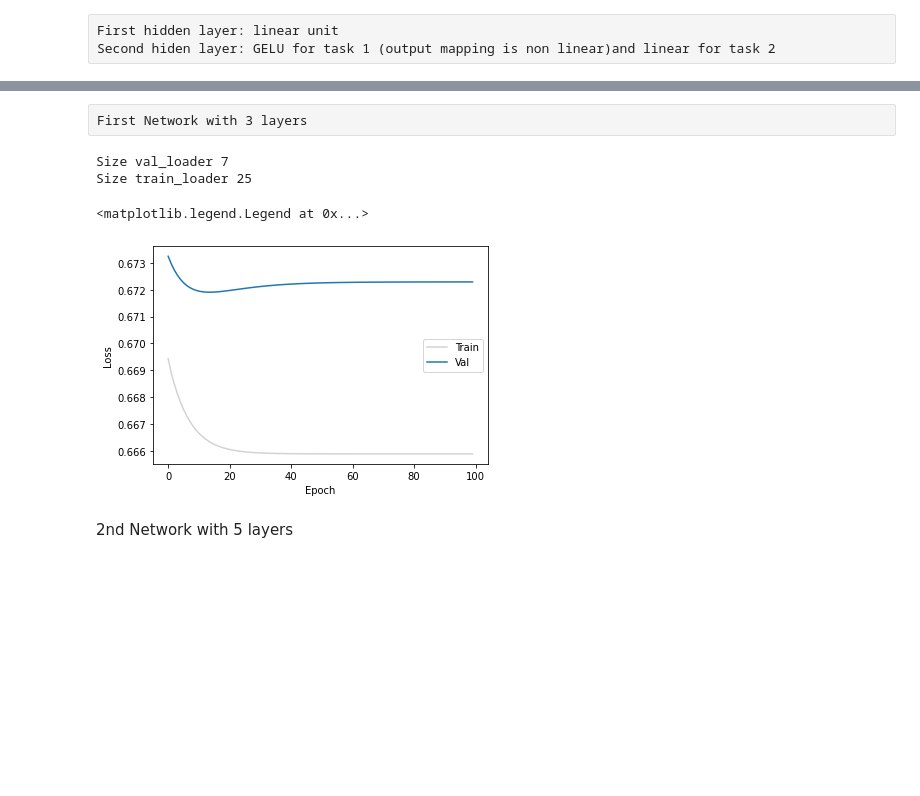
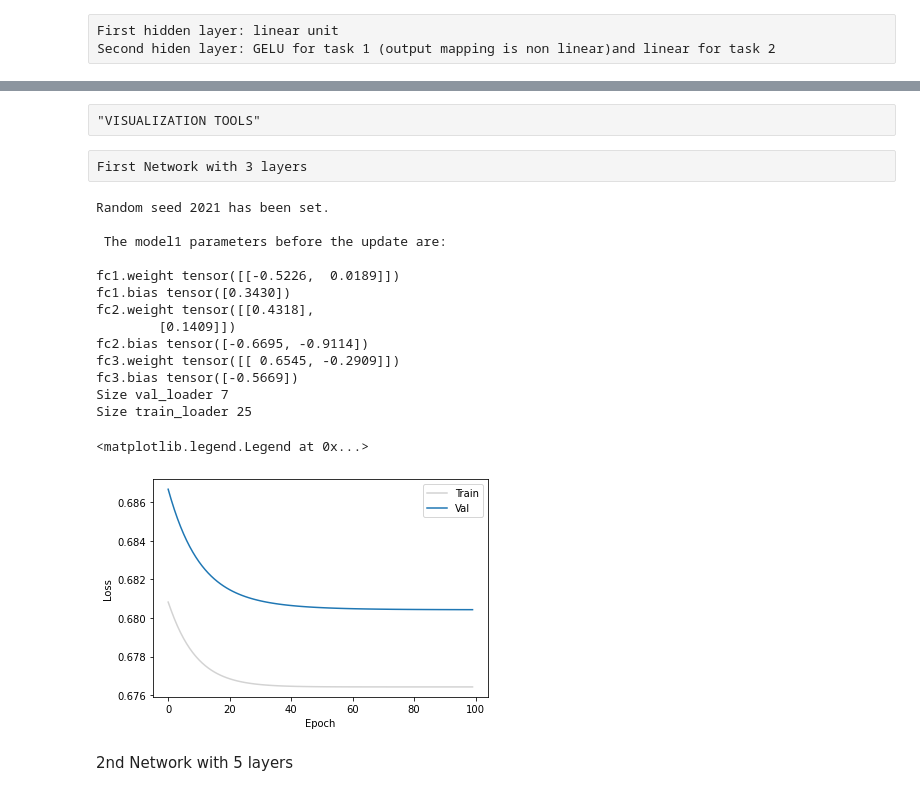
Before and after one commit to BeylierMPG/-NN-for-Spatial-and-Conceptual-Navigation, a Jupyter notebook: Networks_draft_1.ipynb, the cells around one changed output, grey strips where cells are left out. Drawn from its saved outputs; the diff is of its cells as text; code cells hidden in the pictures; blank space fills up the shorter version.

```diff
--- a/Networks_draft_1.ipynb
+++ b/Networks_draft_1.ipynb
@@ -4,20 +48,11 @@ Second hiden layer: GELU for task 1 (output mapping is non linear)and linear for
+# %% [raw]
+"VISUALIZATION TOOLS"
+# %%
+def print_params(model):
+    for name, param in model.named_parameters():
+        if param.requires_grad:
+            print(name, param.data)
 # %%
-import torch
-import torch.nn as nn
-import torch.nn.functional as F
-import time
-import numpy as np
-import cv2
-from matplotlib import pyplot as plt
-from torch.utils.data import DataLoader
-from torch.utils.data import Dataset, TensorDataset
-from torch.utils.data.dataset import random_split
-
-
-
-
-
-
 
 class Experiment:
 
@@ -47,6 +82,8 @@ class Experiment:
         data = [x,y]
         return data
 
+
+
     def Create_Dataset(self,SIZE,BATCH_SIZE):
 
         data = [self.data_generator() for i in range(SIZE)]
@@ -55,8 +92,14 @@ class Experiment:
 
         dataset = TensorDataset(data, target)
         train_dataset, val_dataset = random_split(dataset, [int(np.floor(0.8*SIZE)), int(np.floor(0.2*SIZE))])
-        train_loader = DataLoader(dataset=train_dataset, batch_size=BATCH_SIZE)
-        val_loader = DataLoader(dataset=val_dataset, batch_size=BATCH_SIZE)
+        train_loader = DataLoader(dataset=train_dataset,
+                                  batch_size=BATCH_SIZE,
+                                  worker_init_fn=seed_worker,
+                                  generator=g_seed)
+        val_loader = DataLoader(dataset=val_dataset,
+                                batch_size=BATCH_SIZE,
+                                worker_init_fn=seed_worker,
+                                generator=g_seed)
 
         return train_loader,val_loader
 
@@ -137,13 +180,15 @@ train_loader,val_loader = experiment.Create_Dataset(SIZE = Size_total_dataset,BA
 First Network with 3 layers
 # %%
 ### MAIN ###
-
+set_seed(seed=SEED)
 model = Net_Task1(input_dimension = 2, output_dimension = 1)
 optimizer = torch.optim.Adam(model.parameters(), lr = learning_rate)
 criterion = nn.BCELoss()
 experiment = Experiment()
 train = Training(model,optimizer,criterion)
 
+print('\n The model1 parameters before the update are: \n')
+print_params(model)
 
 print("Size val_loader",len(val_loader))
 print("Size train_loader",len(train_loader))
@@ -158,34 +203,45 @@ for epoch in range(n_epochs):
 
         loss += train.train_network(x_batch, y_batch).detach().numpy()
     losses.append(loss/len(train_loader))
 
     with torch.no_grad():
         for x_val, y_val in val_loader:
 
             model.eval()
 
             yhat = model(x_val)
             val_loss += criterion( yhat,y_val.unsqueeze(1))
         val_losses.append(val_loss.item()/len(val_loader))
 
 
 
 
 
 l_epoch = [i for i in range(len(losses))]
 l_epoch_val = [i for i in range(len(val_losses))]
 
 plt.figure()
 plt.plot(l_epoch,losses, '-', color='lightgrey', label='Train')
 plt.plot(l_epoch_val,val_losses, '-', label='Val')
 plt.xlabel("Epoch")
 plt.ylabel("Loss")
 plt.legend()
 # %% [output]
+Random seed 2021 has been set.
+
+ The model1 parameters before the update are:
+
+fc1.weight tensor([[-0.5226,  0.0189]])
+fc1.bias tensor([0.3430])
+fc2.weight tensor([[0.4318],
+        [0.1409]])
+fc2.bias tensor([-0.6695, -0.9114])
+fc3.weight tensor([[ 0.6545, -0.2909]])
+fc3.bias tensor([-0.5669])
 Size val_loader 7
 Size train_loader 25
 <matplotlib.legend.Legend at 0x...>
-[figure, old version]
+[figure, new version]
 # %% [markdown]
 2nd Network with 5 layers
 # %%
```
Also changed, not shown: parts of 5 cells of this notebook, 1 other file.
